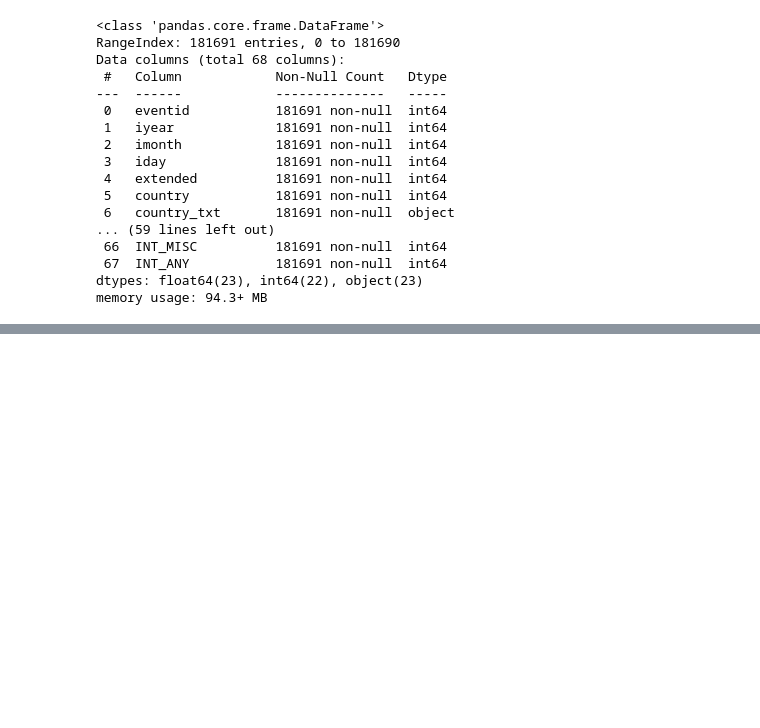
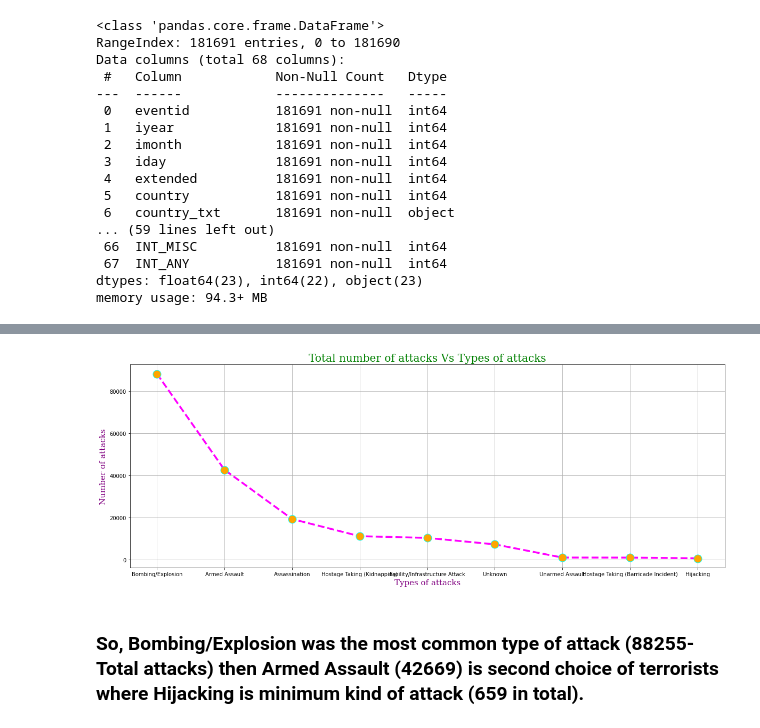
Before and after one commit to Gauravgade3/Global-Terrorism-Analysis, a Jupyter notebook: Global_Terrorism_Analysis_Capstone_Project.ipynb, the cells around one changed output, grey strips where cells are left out. Drawn from its saved outputs; the diff is of its cells as text; code cells hidden in the pictures; blank space fills up the shorter version.

```diff
--- a/Global_Terrorism_Analysis_Capstone_Project.ipynb
+++ b/Global_Terrorism_Analysis_Capstone_Project.ipynb
@@ -300,0 +369,4 @@ df1["ransom"].fillna(df["ransom"].mode(),inplace = True)
+# %%
+# Finding most common type of attack
+attack_type=df1['attacktype1_txt'].value_counts()
+attack_type
@@ -300,0 +384,14 @@ df1["ransom"].fillna(df["ransom"].mode(),inplace = True)
+# %%
+# Plotting type of attacks
+attack_type.plot(kind='line',color='magenta',marker='o',linewidth='3.5',ls='--',ms='15',mfc='orange', mec='cyan')
+plt.rcParams['figure.figsize']=(20,7)
+font1 = {'family':'serif','color':'green','size':20}
+font2 = {'family':'serif','color':'purple','size':15}
+plt.title('Total number of attacks Vs Types of attacks',fontdict=font1)
+plt.xlabel('Types of attacks',fontdict=font2)
+plt.ylabel('Number of attacks',fontdict=font2)
+plt.grid()
+# %% [output]
+[figure, added]
+# %% [markdown]
+### **So, Bombing/Explosion was the most common type of attack (88255-Total attacks) then Armed Assault (42669) is second choice of terrorists where Hijacking is minimum kind of attack (659 in total).**
```
Also changed, not shown: parts of 11 cells of this notebook.
